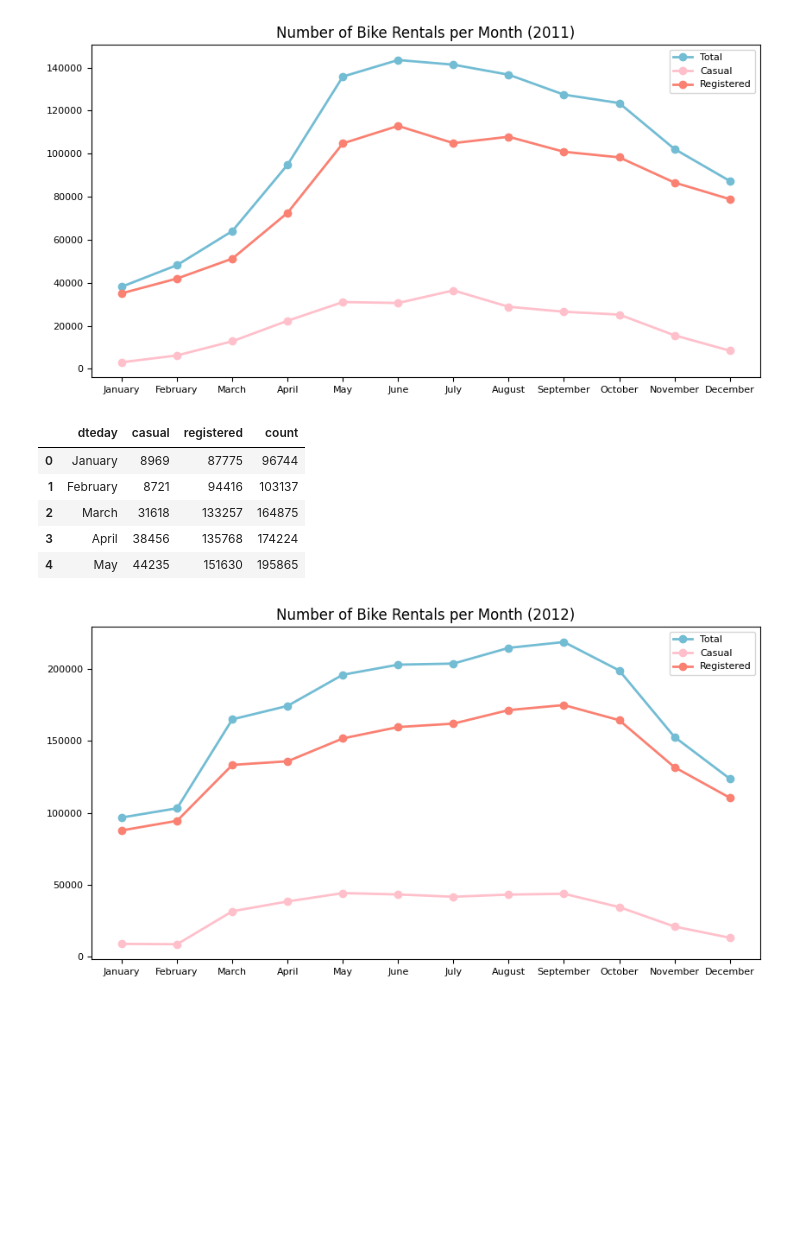
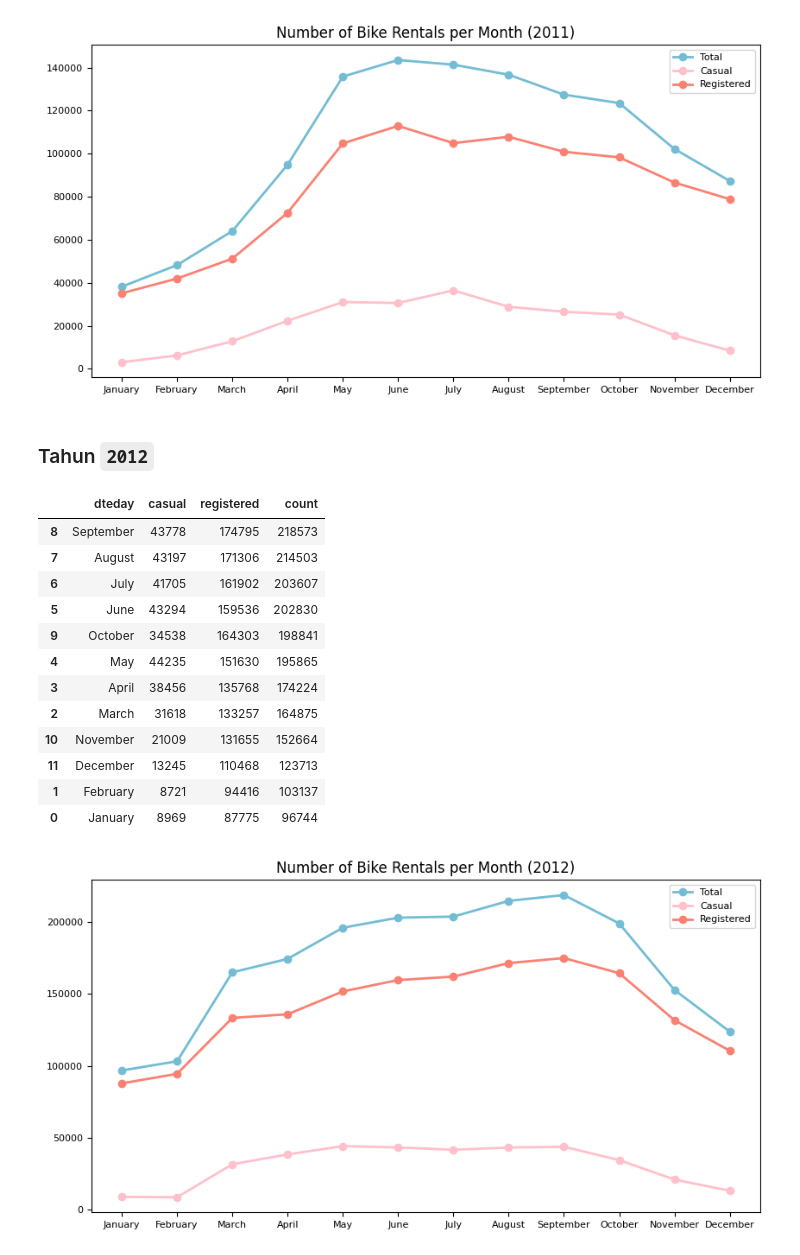
Before and after one commit to huseinsalman23476/submission-analisis-data, a Jupyter notebook: notebook.ipynb, the cells around one changed output. Saved outputs shown, nothing was run; the diff lists cells and outputs as text; code cells hidden in the pictures; blank space fills up the shorter version.

```diff
--- a/notebook.ipynb
+++ b/notebook.ipynb
@@ -1206,15 +1193,24 @@ plt.legend(fontsize=8)
 plt.show()
 # %% [output]
 [figure]
-# %%
-monthly_bike_rentals_2012_df.head()
-# %% [output]
-|  | dteday | casual | registered | count |
-| 0 | January | 8969 | 87775 | 96744 |
-| 1 | February | 8721 | 94416 | 103137 |
-| 2 | March | 31618 | 133257 | 164875 |
-| 3 | April | 38456 | 135768 | 174224 |
-| 4 | May | 44235 | 151630 | 195865 |
+# %% [markdown]
+### Tahun `2012`
+# %%
+monthly_bike_rentals_2012_df.sort_values(by="count", ascending=False)
+# %% [output]
+|  | dteday | casual | registered | count |
+| 8 | September | 43778 | 174795 | 218573 |
+| 7 | August | 43197 | 171306 | 214503 |
+| 6 | July | 41705 | 161902 | 203607 |
+| 5 | June | 43294 | 159536 | 202830 |
+| 9 | October | 34538 | 164303 | 198841 |
+| 4 | May | 44235 | 151630 | 195865 |
+| 3 | April | 38456 | 135768 | 174224 |
+| 2 | March | 31618 | 133257 | 164875 |
+| 10 | November | 21009 | 131655 | 152664 |
+| 11 | December | 13245 | 110468 | 123713 |
+| 1 | February | 8721 | 94416 | 103137 |
+| 0 | January | 8969 | 87775 | 96744 |
 # %%
 plt.figure(figsize=(10, 5))
 plt.plot(
```
Also changed, not shown: parts of 43 cells of this notebook.
